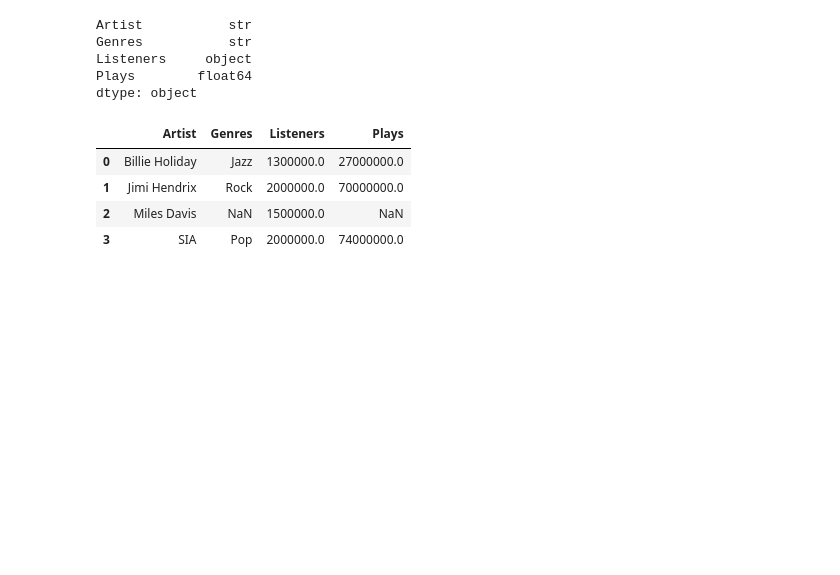
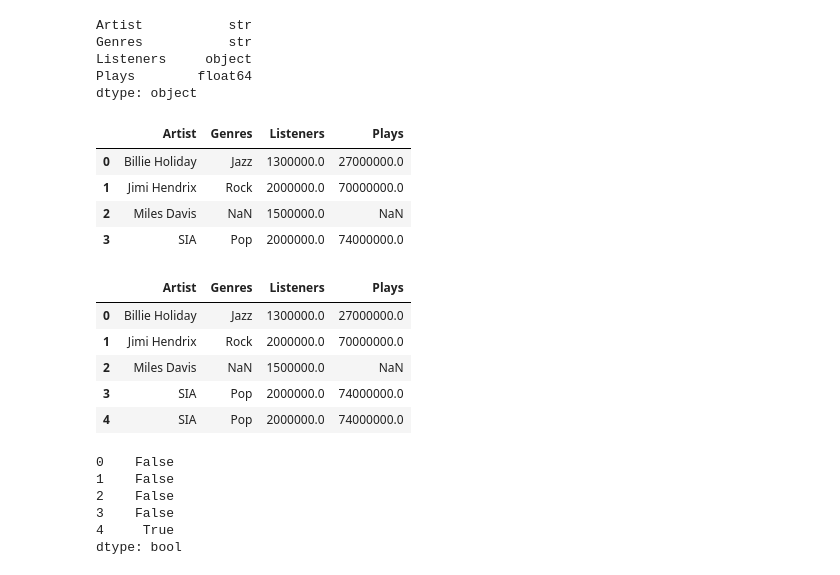
Before and after one commit to dikshamisra18/ML_Progress_Tracker, a Jupyter notebook: More_Fundamentals.ipynb, the cells around one changed output. Cells and saved outputs as stored; diff of their text form; code cells hidden in the pictures; blank space fills up the shorter version.

```diff
--- a/More_Fundamentals.ipynb
+++ b/More_Fundamentals.ipynb
@@ -231,3 +231,22 @@ df_copy
 | 1 | Jimi Hendrix | Rock | 2000000.0 | 70000000.0 |
 | 2 | Miles Davis | NaN | 1500000.0 | NaN |
 | 3 | SIA | Pop | 2000000.0 | 74000000.0 |
+# %%
+df_copy.loc[len(df_copy)] = {'Artist' : 'SIA', 'Genres': 'Pop', 'Listeners': 2_000_000.0, 'Plays': 74_000_000}
+df_copy
+# %% [output]
+|  | Artist | Genres | Listeners | Plays |
+| 0 | Billie Holiday | Jazz | 1300000.0 | 27000000.0 |
+| 1 | Jimi Hendrix | Rock | 2000000.0 | 70000000.0 |
+| 2 | Miles Davis | NaN | 1500000.0 | NaN |
+| 3 | SIA | Pop | 2000000.0 | 74000000.0 |
+| 4 | SIA | Pop | 2000000.0 | 74000000.0 |
+# %%
+df_copy.duplicated()
+# %% [output]
+0    False
+1    False
+2    False
+3    False
+4     True
+dtype: bool
```
Also changed, not shown: parts of 9 cells of this notebook.
